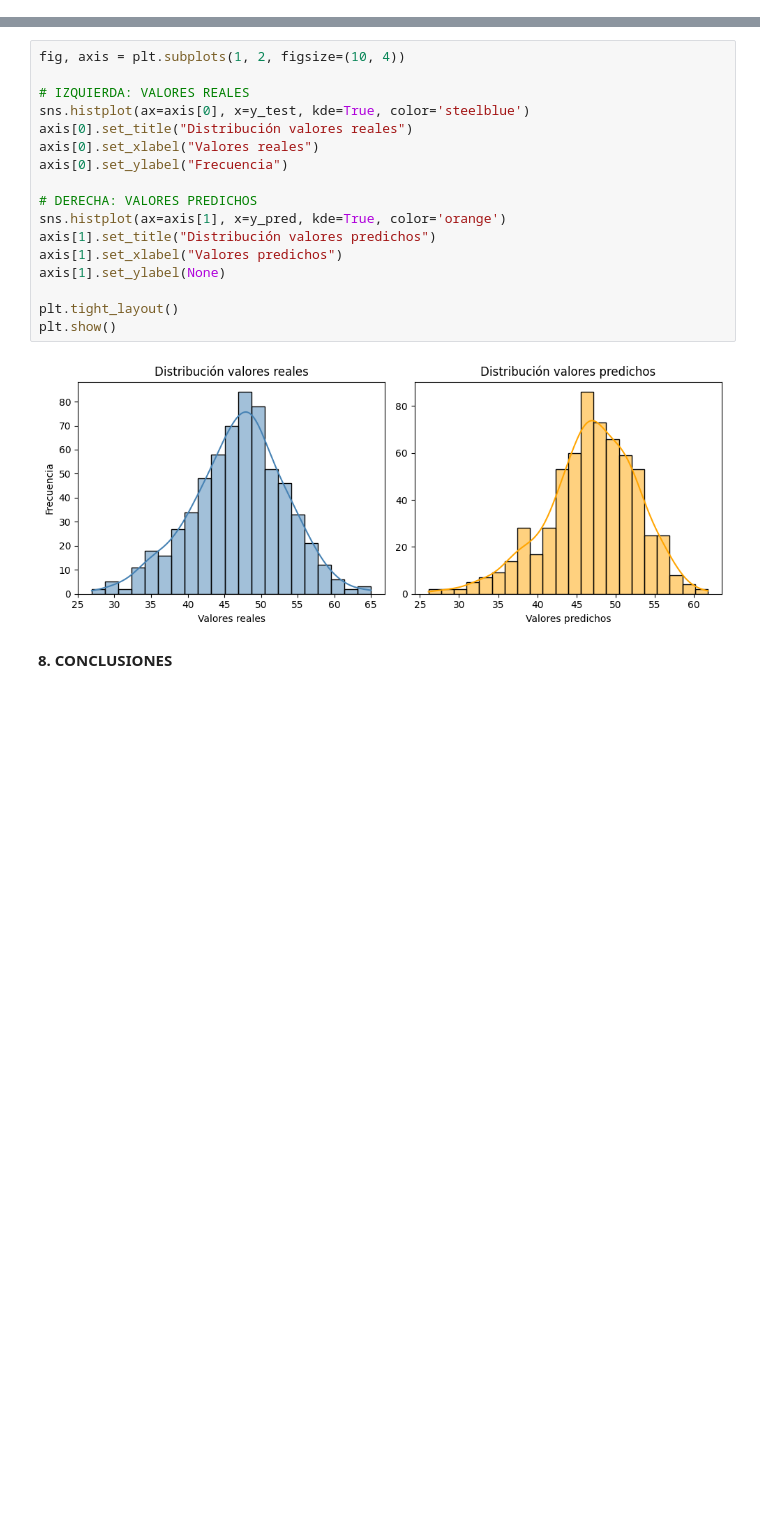
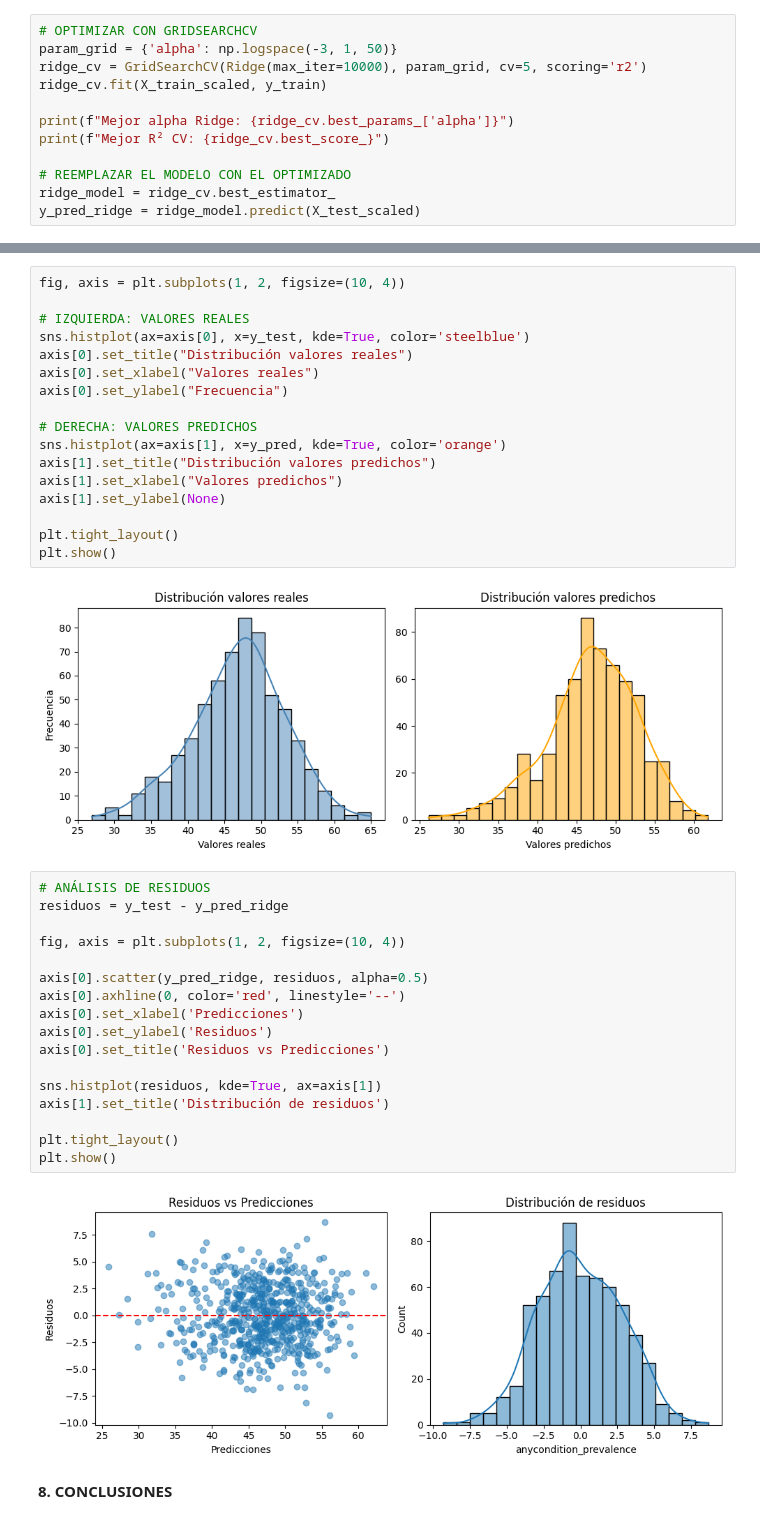
Before and after one commit to 4GeeksAcademy/alemantellini-machine-learning, a Jupyter notebook: src/03-linear-regression-reg-demographic-health-data.ipynb, the cells around one changed output, grey strips where cells are left out. Cells and saved outputs as stored; diff of their text form; blank space fills up the shorter version.

Commit message:
análisis de residuos

```diff
--- a/src/03-linear-regression-reg-demographic-health-data.ipynb
+++ b/src/03-linear-regression-reg-demographic-health-data.ipynb
@@ -572,3 +573,15 @@ ridge_model.fit(X_train_scaled, y_train)
 
 # PREDICCIONES
 y_pred_ridge = ridge_model.predict(X_test_scaled)
+# %%
+# OPTIMIZAR CON GRIDSEARCHCV
+param_grid = {'alpha': np.logspace(-3, 1, 50)}
+ridge_cv = GridSearchCV(Ridge(max_iter=10000), param_grid, cv=5, scoring='r2')
+ridge_cv.fit(X_train_scaled, y_train)
+
+print(f"Mejor alpha Ridge: {ridge_cv.best_params_['alpha']}")
+print(f"Mejor R² CV: {ridge_cv.best_score_}")
+
+# REEMPLAZAR EL MODELO CON EL OPTIMIZADO
+ridge_model = ridge_cv.best_estimator_
+y_pred_ridge = ridge_model.predict(X_test_scaled)
@@ -626,6 +642,25 @@ plt.tight_layout()
 plt.show()
 # %% [output]
 [figure]
+# %%
+# ANÁLISIS DE RESIDUOS
+residuos = y_test - y_pred_ridge
+
+fig, axis = plt.subplots(1, 2, figsize=(10, 4))
+
+axis[0].scatter(y_pred_ridge, residuos, alpha=0.5)
+axis[0].axhline(0, color='red', linestyle='--')
+axis[0].set_xlabel('Predicciones')
+axis[0].set_ylabel('Residuos')
+axis[0].set_title('Residuos vs Predicciones')
+
+sns.histplot(residuos, kde=True, ax=axis[1])
+axis[1].set_title('Distribución de residuos')
+
+plt.tight_layout()
+plt.show()
+# %% [output]
+[figure, added]
 # %% [markdown]
 **8. CONCLUSIONES**
 # %% [markdown]
```
Also changed, not shown: parts of 5 cells of this notebook.
